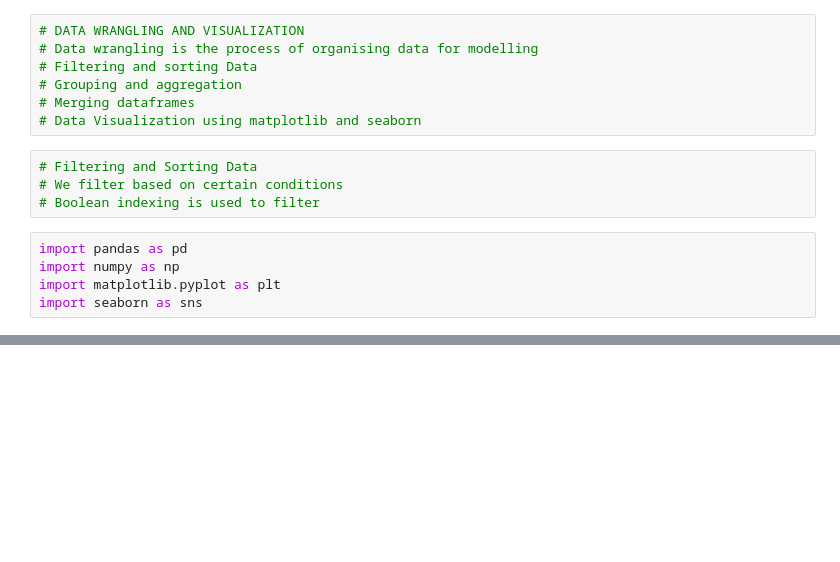
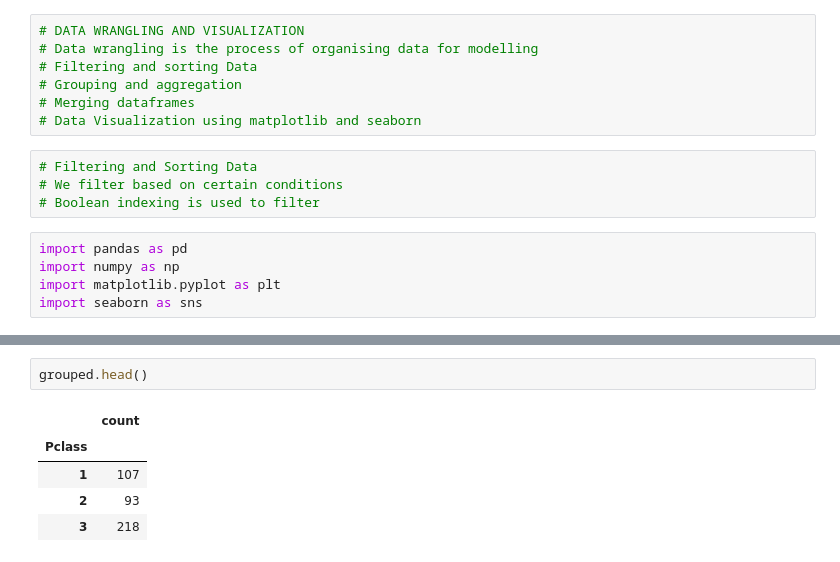
Before and after one commit to Cyrusz55/Cyrus-DataAnalysis-notebook, a Jupyter notebook: luxdev 13th.ipynb, the cells around one changed output, grey strips where cells are left out. Drawn from its saved outputs; the diff is of its cells as text; blank space fills up the shorter version.

```diff
--- a/luxdev 13th.ipynb
+++ b/luxdev 13th.ipynb
@@ -35,0 +214,8 @@ df.tail()
+# %%
+grouped.head()
+# %% [output]
+|  | count |
+| Pclass |  |
+| 1 | 107 |
+| 2 | 93 |
+| 3 | 218 |
```
Also changed, not shown: parts of 15 cells of this notebook, 3 other files.
